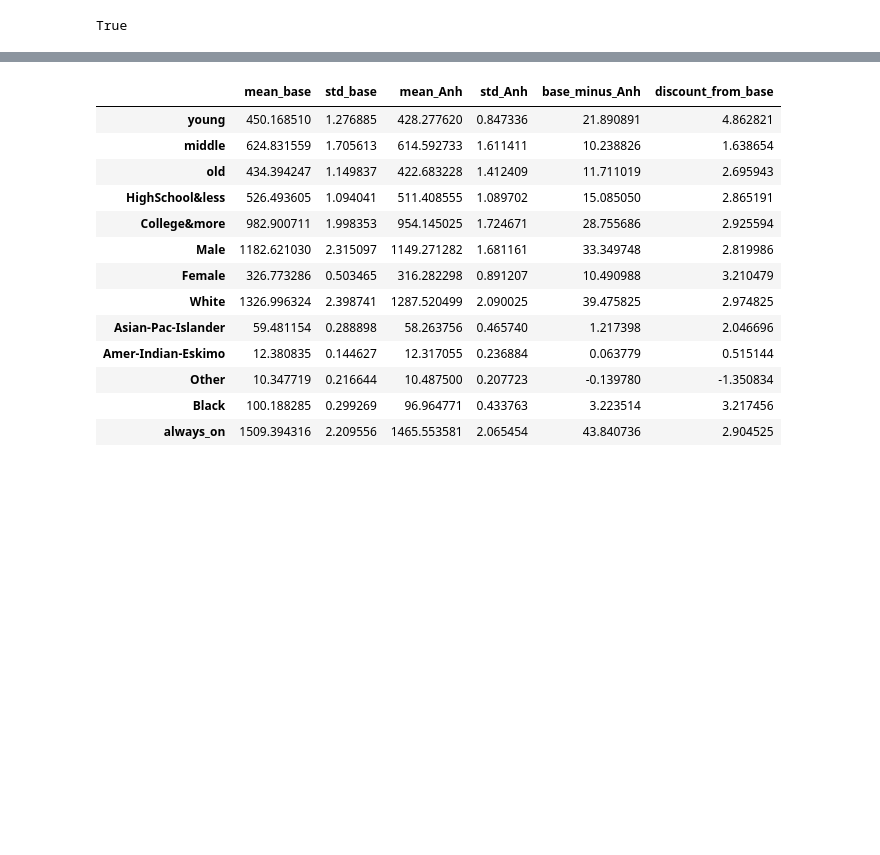
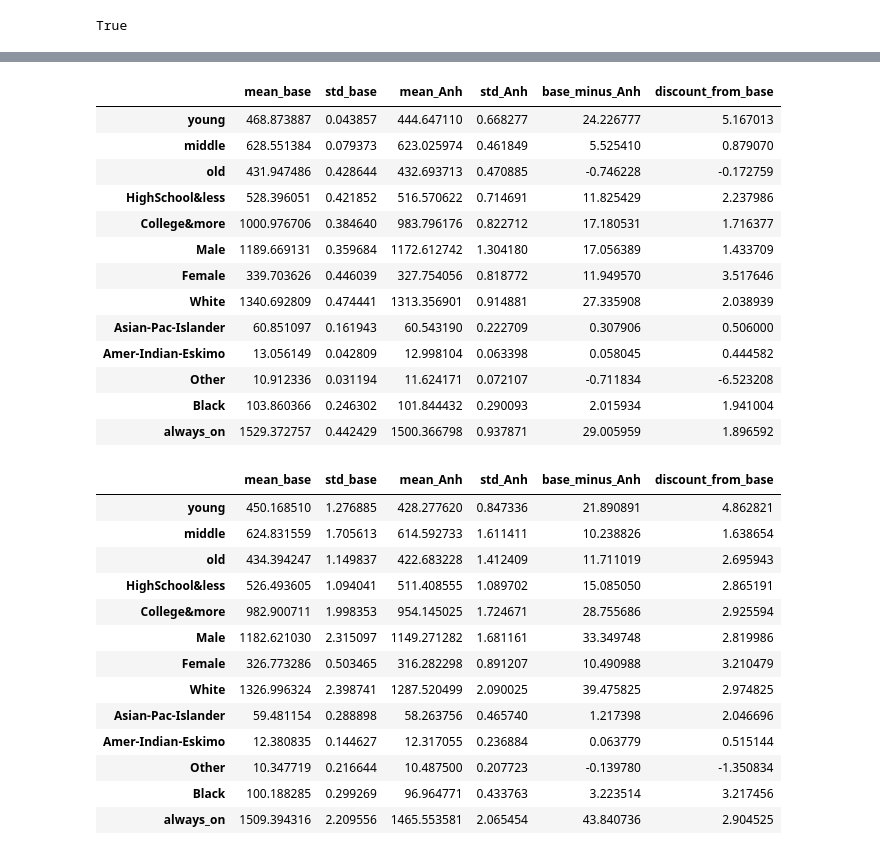
Before and after one commit to krishnacharya/multidecomp, a Jupyter notebook: iclr_res/non_iid_groupwise_adult.ipynb, the cells around one changed output, grey strips where cells are left out. Cells and saved outputs as stored; diff of their text form; code cells hidden in the pictures; blank space fills up the shorter version.

```diff
--- a/iclr_res/non_iid_groupwise_adult.ipynb
+++ b/iclr_res/non_iid_groupwise_adult.ipynb
@@ -132,3 +134,20 @@ performance_diff(ds_obj)
+# %%
+performance_diff(ds_obj) # with descending age
+# %% [output]
+|  | mean_base | std_base | mean_Anh | std_Anh | base_minus_Anh | discount_from_base |
+| young | 468.873887 | 0.043857 | 444.647110 | 0.668277 | 24.226777 | 5.167013 |
+| middle | 628.551384 | 0.079373 | 623.025974 | 0.461849 | 5.525410 | 0.879070 |
+| old | 431.947486 | 0.428644 | 432.693713 | 0.470885 | -0.746228 | -0.172759 |
+| HighSchool&less | 528.396051 | 0.421852 | 516.570622 | 0.714691 | 11.825429 | 2.237986 |
+| College&more | 1000.976706 | 0.384640 | 983.796176 | 0.822712 | 17.180531 | 1.716377 |
+| Male | 1189.669131 | 0.359684 | 1172.612742 | 1.304180 | 17.056389 | 1.433709 |
+| Female | 339.703626 | 0.446039 | 327.754056 | 0.818772 | 11.949570 | 3.517646 |
+| White | 1340.692809 | 0.474441 | 1313.356901 | 0.914881 | 27.335908 | 2.038939 |
+| Asian-Pac-Islander | 60.851097 | 0.161943 | 60.543190 | 0.222709 | 0.307906 | 0.506000 |
+| Amer-Indian-Eskimo | 13.056149 | 0.042809 | 12.998104 | 0.063398 | 0.058045 | 0.444582 |
+| Other | 10.912336 | 0.031194 | 11.624171 | 0.072107 | -0.711834 | -6.523208 |
+| Black | 103.860366 | 0.246302 | 101.844432 | 0.290093 | 2.015934 | 1.941004 |
+| always_on | 1529.372757 | 0.442429 | 1500.366798 | 0.937871 | 29.005959 | 1.896592 |
 # %%
 ds_obj = load_ob('adult_gw_expcloss.pkl')
 # %%
```
Also changed, not shown: parts of 9 cells of this notebook, 2 other files.
